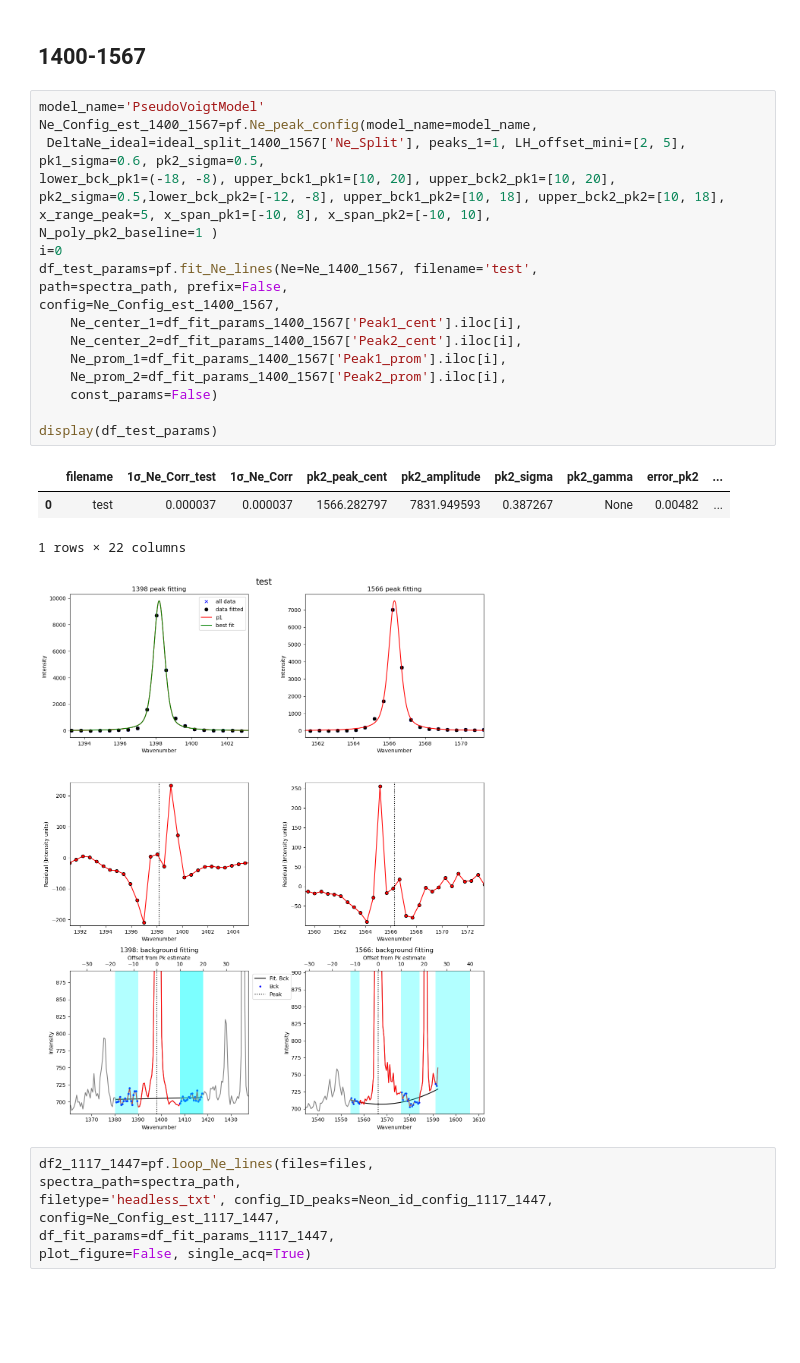
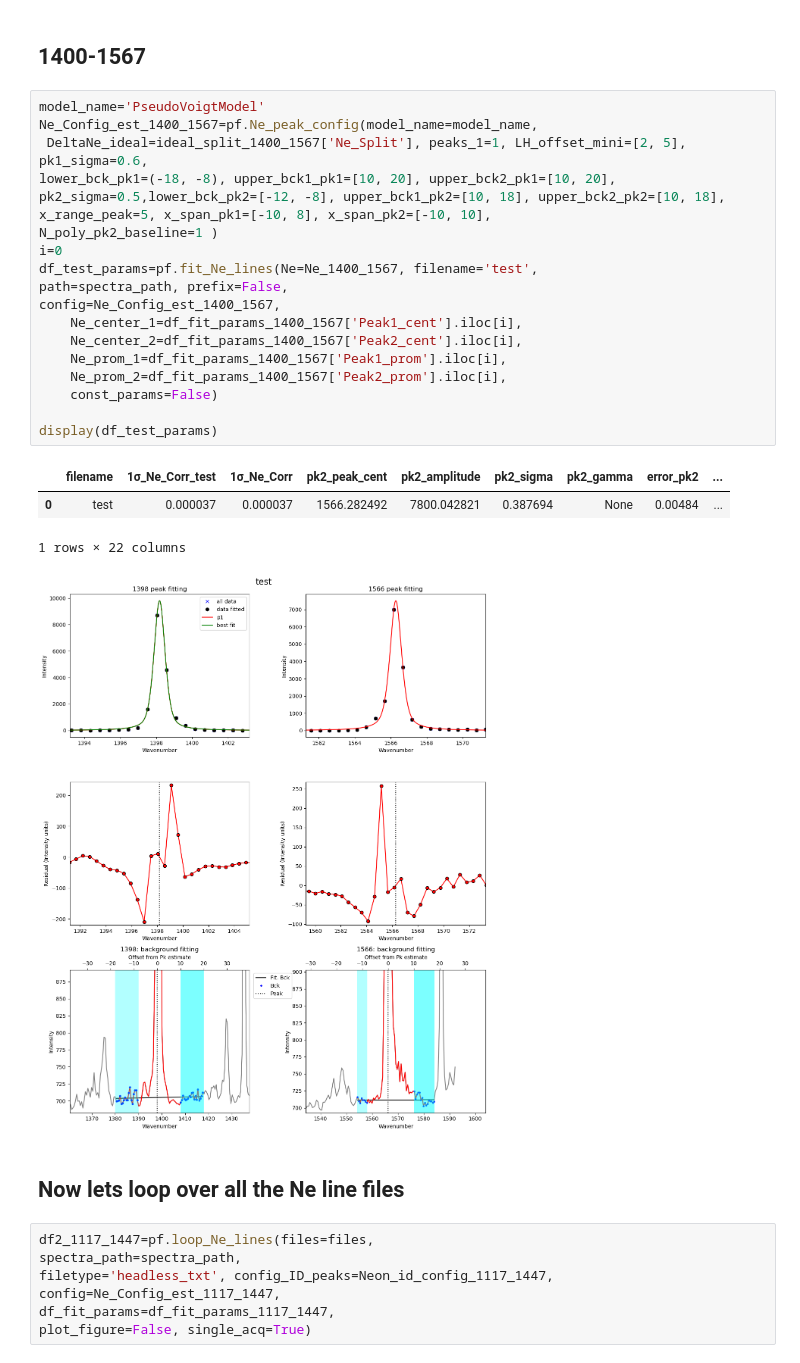
Before and after one commit to PennyWieser/DiadFit, a Jupyter notebook: docs/Examples/Example1c_Bakker_Ne_Method/Dec_Fit_Your_Ne_Lines.ipynb, the cells around one changed output. Drawn from its saved outputs; the diff is of its cells as text; blank space fills up the shorter version.

```diff
--- a/docs/Examples/Example1c_Bakker_Ne_Method/Dec_Fit_Your_Ne_Lines.ipynb
+++ b/docs/Examples/Example1c_Bakker_Ne_Method/Dec_Fit_Your_Ne_Lines.ipynb
@@ -213,28 +227,30 @@ display(df_test_params)
 # %%
 model_name='PseudoVoigtModel'
 Ne_Config_est_1400_1567=pf.Ne_peak_config(model_name=model_name,
  DeltaNe_ideal=ideal_split_1400_1567['Ne_Split'], peaks_1=1, LH_offset_mini=[2, 5],
-pk1_sigma=0.6, pk2_sigma=0.5,
+pk1_sigma=0.6,
 lower_bck_pk1=(-18, -8), upper_bck1_pk1=[10, 20], upper_bck2_pk1=[10, 20],
 pk2_sigma=0.5,lower_bck_pk2=[-12, -8], upper_bck1_pk2=[10, 18], upper_bck2_pk2=[10, 18],
 x_range_peak=5, x_span_pk1=[-10, 8], x_span_pk2=[-10, 10],
 N_poly_pk2_baseline=1 )
 i=0
 df_test_params=pf.fit_Ne_lines(Ne=Ne_1400_1567, filename='test',
 path=spectra_path, prefix=False,
 config=Ne_Config_est_1400_1567,
     Ne_center_1=df_fit_params_1400_1567['Peak1_cent'].iloc[i],
     Ne_center_2=df_fit_params_1400_1567['Peak2_cent'].iloc[i],
     Ne_prom_1=df_fit_params_1400_1567['Peak1_prom'].iloc[i],
     Ne_prom_2=df_fit_params_1400_1567['Peak2_prom'].iloc[i],
     const_params=False)
 
 display(df_test_params)
 # %% [output]
 |  | filename | 1σ_Ne_Corr_test | 1σ_Ne_Corr | pk2_peak_cent | pk2_amplitude | pk2_sigma | pk2_gamma | error_pk2 | ... |
-| 0 | test | 0.000037 | 0.000037 | 1566.282797 | 7831.949593 | 0.387267 | None | 0.00482 | ... |
+| 0 | test | 0.000037 | 0.000037 | 1566.282492 | 7800.042821 | 0.387694 | None | 0.00484 | ... |
 1 rows × 22 columns
-[figure, old version]
+[figure, new version]
+# %% [markdown]
+## Now lets loop over all the Ne line files
 # %%
 df2_1117_1447=pf.loop_Ne_lines(files=files,
 spectra_path=spectra_path,
```
Also changed, not shown: parts of 25 cells of this notebook, 8 other files.
